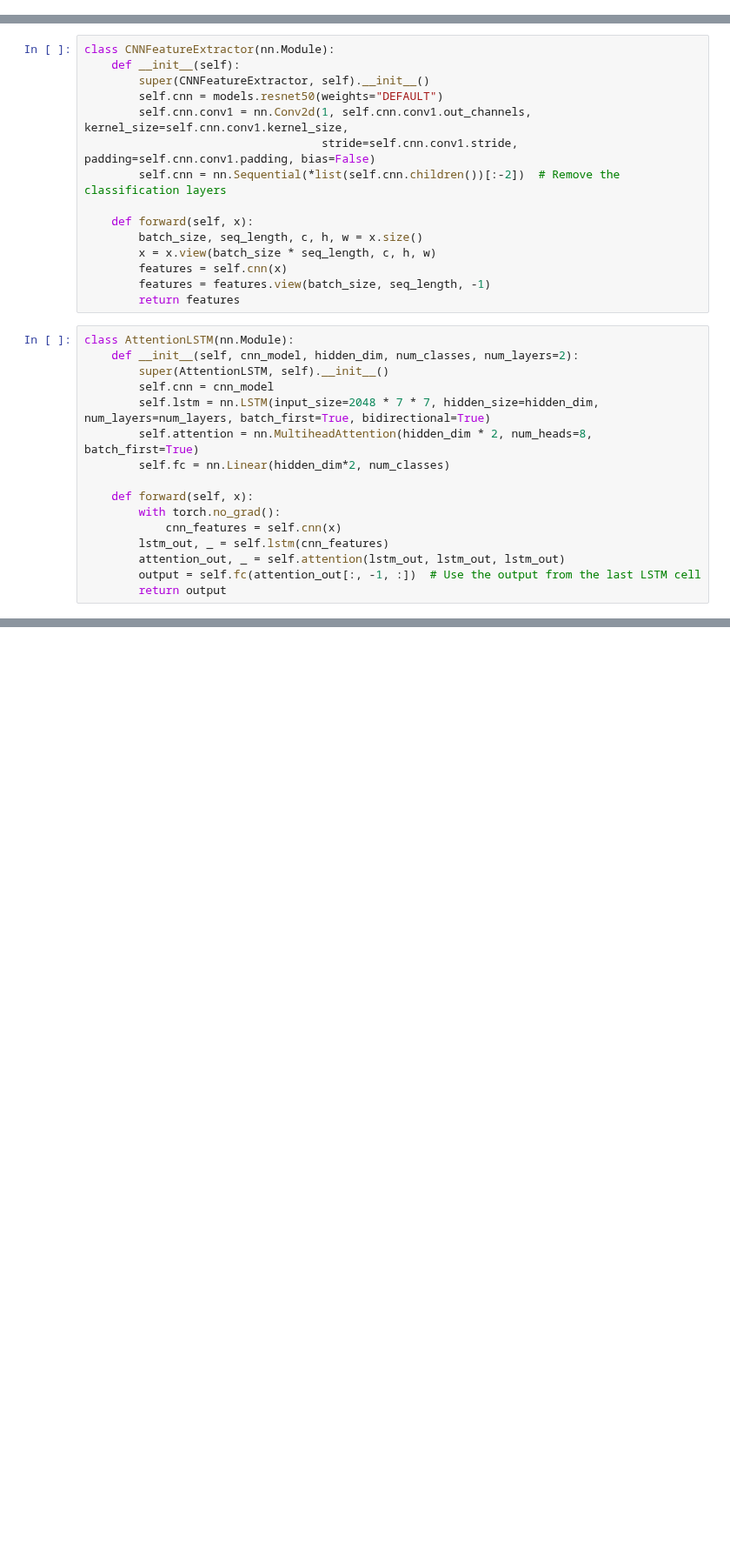
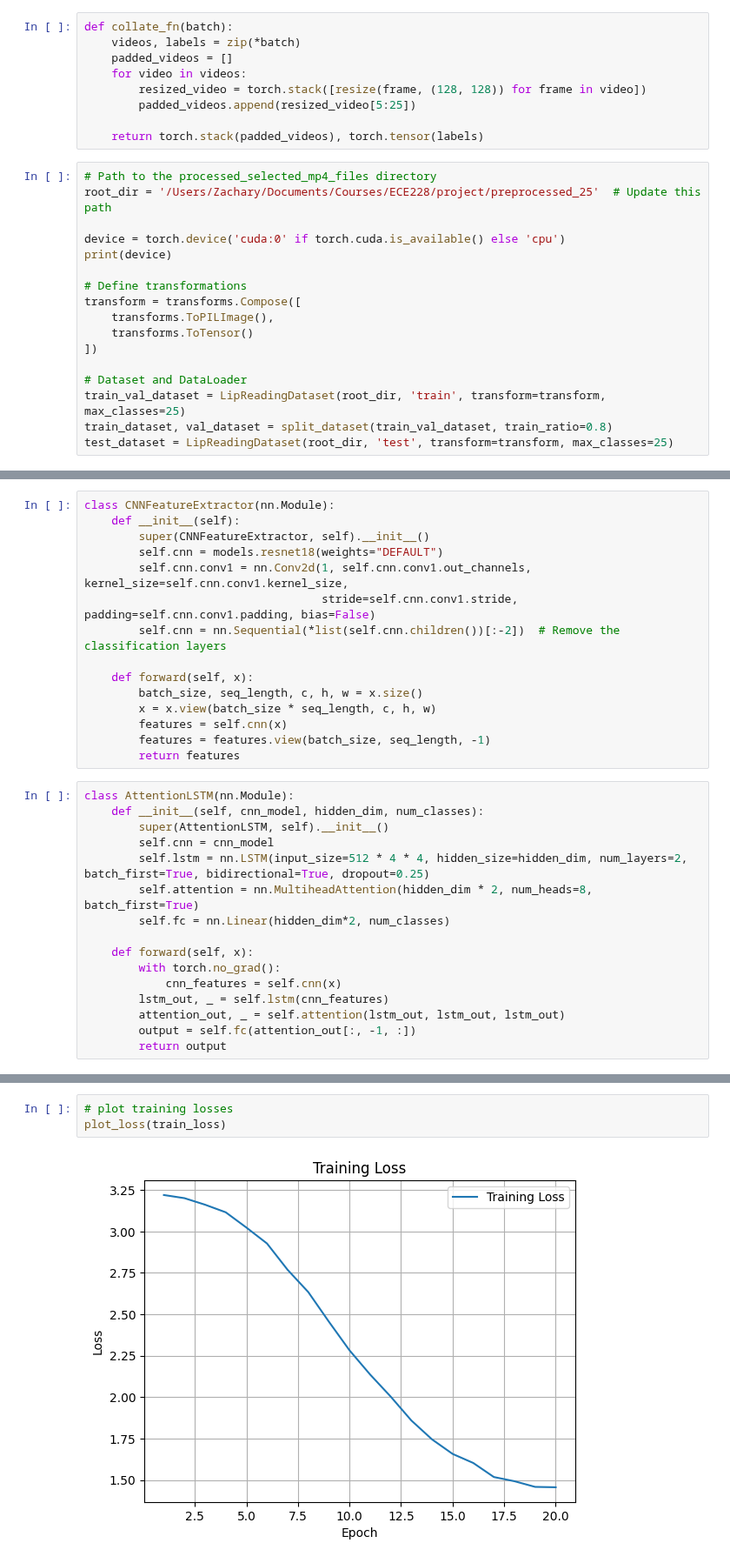
Before and after one commit to brandonsliu/ece228-team22-lip-reading, a Jupyter notebook: cnn_lstm.ipynb, the cells around one changed output, grey strips where cells are left out. Shown at 87% size. Cells and saved outputs as stored; diff of their text form; blank space fills up the shorter version.

Commit message:
updated models

```diff
--- a/cnn_lstm.ipynb
+++ b/cnn_lstm.ipynb
@@ -103,0 +124,26 @@ Found 375 videos across 15 classes.
+# %%
+def collate_fn(batch):
+    videos, labels = zip(*batch)
+    padded_videos = []
+    for video in videos:
+        resized_video = torch.stack([resize(frame, (128, 128)) for frame in video])
+        padded_videos.append(resized_video[5:25])
+
+    return torch.stack(padded_videos), torch.tensor(labels)
+# %%
+# Path to the processed_selected_mp4_files directory
+root_dir = '/Users/Zachary/Documents/Courses/ECE228/project/preprocessed_25'  # Update this path
+
+device = torch.device('cuda:0' if torch.cuda.is_available() else 'cpu')
+print(device)
+
+# Define transformations
+transform = transforms.Compose([
+    transforms.ToPILImage(),
+    transforms.ToTensor()
+])
+
+# Dataset and DataLoader
+train_val_dataset = LipReadingDataset(root_dir, 'train', transform=transform, max_classes=25)
+train_dataset, val_dataset = split_dataset(train_val_dataset, train_ratio=0.8)
+test_dataset = LipReadingDataset(root_dir, 'test', transform=transform, max_classes=25)
@@ -105,7 +155,7 @@ Found 375 videos across 15 classes.
 class CNNFeatureExtractor(nn.Module):
     def __init__(self):
         super(CNNFeatureExtractor, self).__init__()
-        self.cnn = models.resnet50(weights="DEFAULT")
+        self.cnn = models.resnet18(weights="DEFAULT")
         self.cnn.conv1 = nn.Conv2d(1, self.cnn.conv1.out_channels, kernel_size=self.cnn.conv1.kernel_size,
                                    stride=self.cnn.conv1.stride, padding=self.cnn.conv1.padding, bias=False)
         self.cnn = nn.Sequential(*list(self.cnn.children())[:-2])  # Remove the classification layers
@@ -118,10 +168,10 @@ class CNNFeatureExtractor(nn.Module):
         return features
 # %%
 class AttentionLSTM(nn.Module):
-    def __init__(self, cnn_model, hidden_dim, num_classes, num_layers=2):
+    def __init__(self, cnn_model, hidden_dim, num_classes):
         super(AttentionLSTM, self).__init__()
         self.cnn = cnn_model
-        self.lstm = nn.LSTM(input_size=2048 * 7 * 7, hidden_size=hidden_dim, num_layers=num_layers, batch_first=True, bidirectional=True)
+        self.lstm = nn.LSTM(input_size=512 * 4 * 4, hidden_size=hidden_dim, num_layers=2, batch_first=True, bidirectional=True, dropout=0.25)
         self.attention = nn.MultiheadAttention(hidden_dim * 2, num_heads=8, batch_first=True)
         self.fc = nn.Linear(hidden_dim*2, num_classes)
 
@@ -130,6 +180,6 @@ class AttentionLSTM(nn.Module):
             cnn_features = self.cnn(x)
         lstm_out, _ = self.lstm(cnn_features)
         attention_out, _ = self.attention(lstm_out, lstm_out, lstm_out)
-        output = self.fc(attention_out[:, -1, :])  # Use the output from the last LSTM cell
+        output = self.fc(attention_out[:, -1, :])
         return output
 # %%
@@ -212,0 +255,5 @@ Got 47 / 375 correct (0.13)
+# %%
+# plot training losses
+plot_loss(train_loss)
+# %% [output]
+[figure, added]
```
Also changed, not shown: parts of 10 cells of this notebook, 2 other files.
